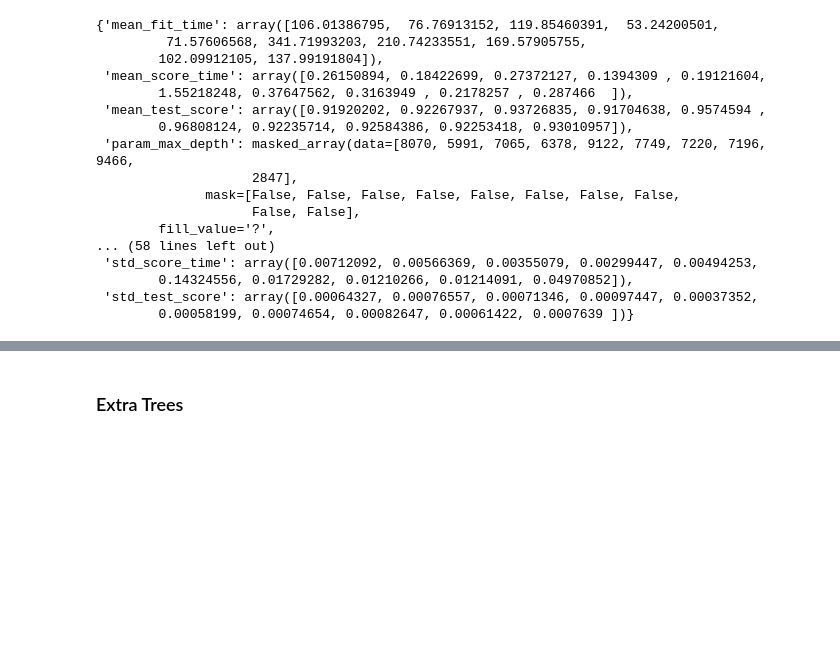
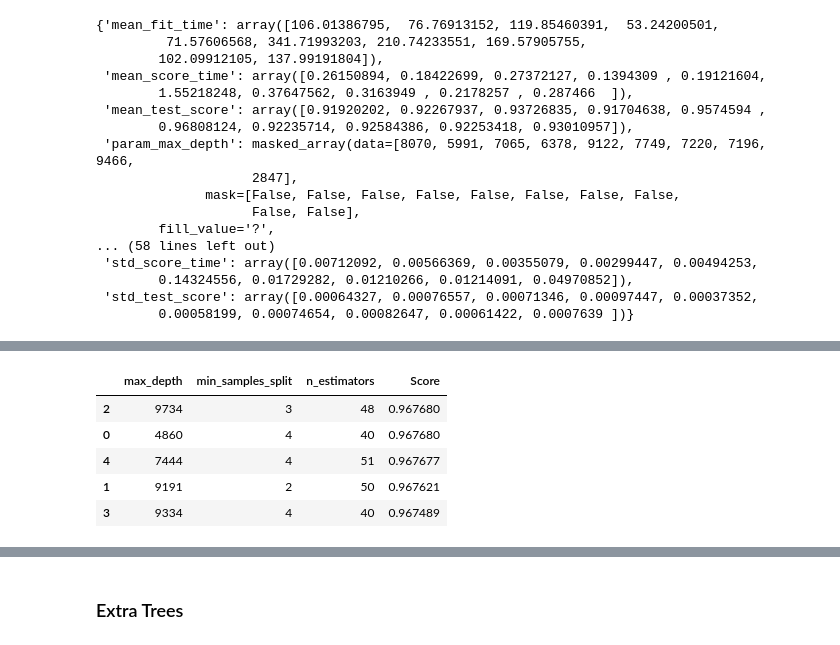
Before and after one commit to kenzaxtazi/agri-risk, a Jupyter notebook: Model_exploration_Raghul.ipynb, the cells around one changed output, grey strips where cells are left out. Cells and saved outputs as stored; diff of their text form; code cells hidden in the pictures; blank space fills up the shorter version.

```diff
--- a/Model_exploration_Raghul.ipynb
+++ b/Model_exploration_Raghul.ipynb
@@ -1010,3 +1044,20 @@ random_search_rf2.cv_results_
         0.14324556, 0.01729282, 0.01210266, 0.01214091, 0.04970852]),
  'std_test_score': array([0.00064327, 0.00076557, 0.00071346, 0.00097447, 0.00037352,
         0.00058199, 0.00074654, 0.00082647, 0.00061422, 0.0007639 ])}
+# %%
+parameter_grid3 = {
+
+  'n_estimators': sp_randint(30,60),
+  'max_depth':  sp_randint(4000,10000),
+  'min_samples_split': sp_randint(2,5)
+
+}
+
+
+from sklearn.ensemble import RandomForestRegressor
+
+rnd_search = RandomForestRegressor()
+
+random_search_rf3 = RandomizedSearchCV(rnd_search, parameter_grid3, cv=5, n_jobs=-1, random_state=42, verbose=10, n_iter=5)
+# %%
+random_search_rf3.fit(train_set_x_prepared,train_set_y)
@@ -1012,0 +1094,12 @@ random_search_rf2.cv_results_
+# %%
+result3 = pd.concat([pd.DataFrame(random_search_rf3.cv_results_["params"]),pd.DataFrame(random_search_rf3.cv_results_["mean_test_score"], columns=["Score"])],axis=1)
+result3.sort_values(by="Score", ascending=False, inplace=True)
+# %%
+result3
+# %% [output]
+|  | max_depth | min_samples_split | n_estimators | Score |
+| 2 | 9734 | 3 | 48 | 0.967680 |
+| 0 | 4860 | 4 | 40 | 0.967680 |
+| 4 | 7444 | 4 | 51 | 0.967677 |
+| 1 | 9191 | 2 | 50 | 0.967621 |
+| 3 | 9334 | 4 | 40 | 0.967489 |
```
Also changed, not shown: parts of 33 cells of this notebook.
